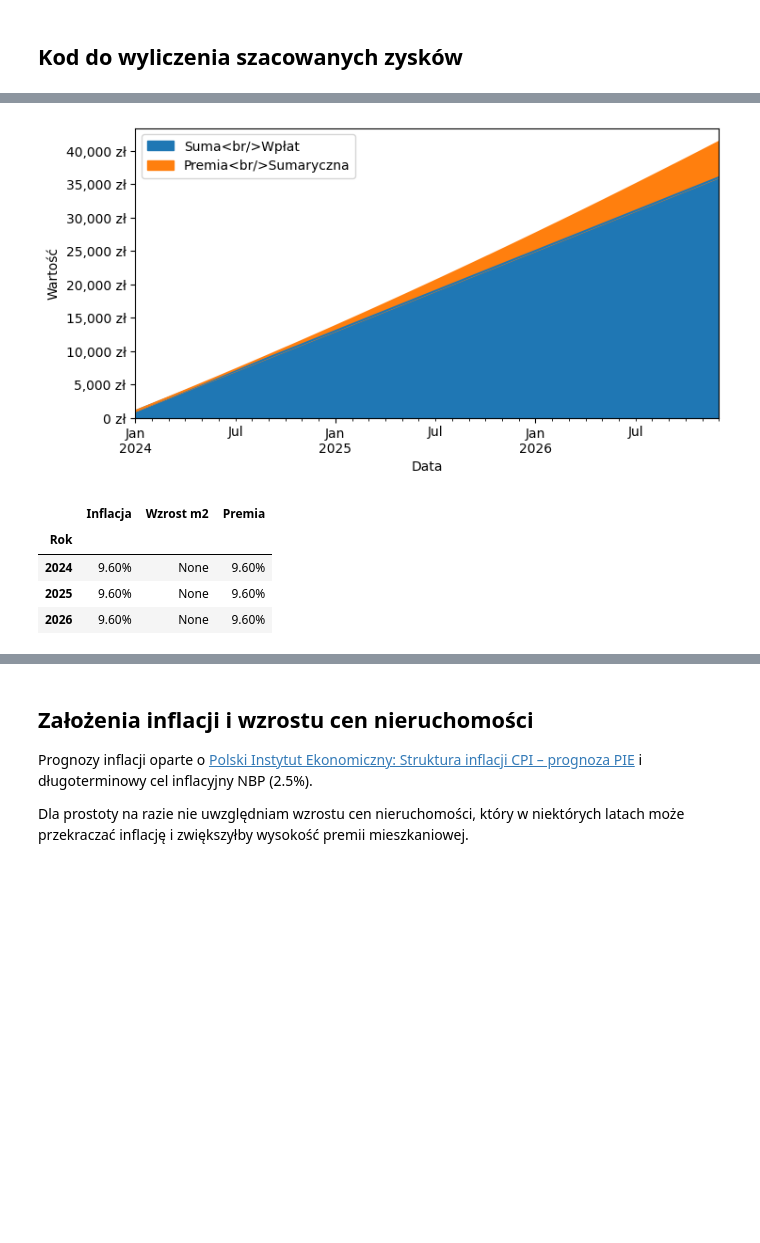
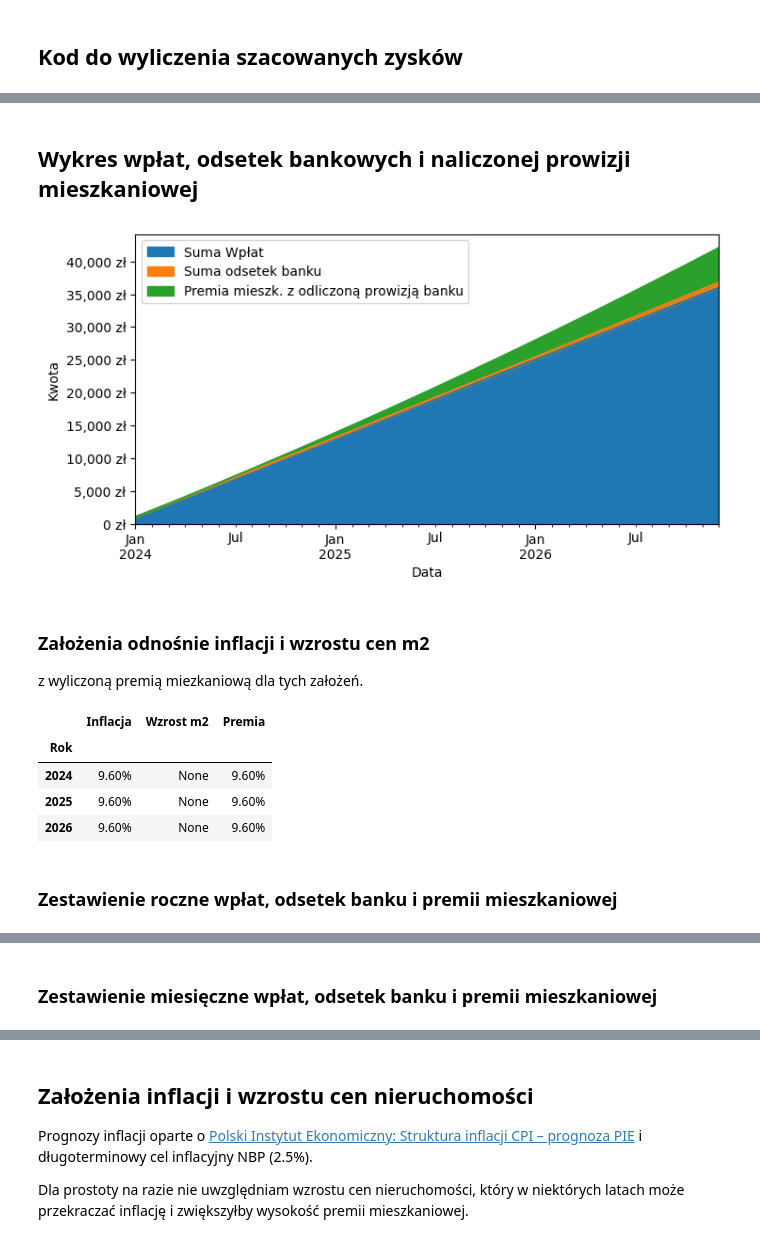
Before and after one commit to swiety/konto_mieszkaniowe, a Jupyter notebook: konto-mieszkaniowe.ipynb, the cells around one changed output, grey strips where cells are left out. Saved outputs shown, nothing was run; the diff lists cells and outputs as text; code cells hidden in the pictures; blank space fills up the shorter version.

Commit message:
korekta liczenia odsetek bankowych

```diff
--- a/konto-mieszkaniowe.ipynb
+++ b/konto-mieszkaniowe.ipynb
@@ -38,19 +38,22 @@ Czyli:
 # %%
 from konmiesz import *
 
-df_inflacja1 = zalozenia_inflacji_i_wzrostu_m2(
-    inflacja=[pct/100 for pct in [9.6] * 3], wzrost_m2=None)
-df_konto1_styled, df_roczne1_styled, df_konto1, _ = symulacja_konta(
-    data_startu='2024-01', ile_wplat=3*12, wysokosc_wplat=1000,
-    zalozenia=df_inflacja1, lokata=odsetki_bankowe_pekao)
-rysuj_wykres_lokaty(df_konto1)
-display(formatuj_inflacje(df_inflacja1))
-display(df_roczne1_styled)
-display(df_konto1_styled)
+wyswietl_symulacje(
+    data_startu='2024-01',
+    ile_wplat=3*12,
+    wysokosc_wplat=1000,
+    zalozenia=zalozenia_inflacji_i_wzrostu_m2(
+        inflacja=[pct/100 for pct in [9.6] * 3], wzrost_m2=None
+    ),
+    lokata=PEKAO)
 # %% [output]
+Wykres wpłat, odsetek bankowych i naliczonej prowizji mieszkaniowej
-[figure, old version]
+[figure, new version]
+Założenia odnośnie inflacji i wzrostu cen m2
+z wyliczoną premią miezkaniową dla tych założeń.
 |  | Inflacja | Wzrost m2 | Premia |
 | Rok |  |  |  |
 | 2024 | 9.60% | None | 9.60% |
 | 2025 | 9.60% | None | 9.60% |
 | 2026 | 9.60% | None | 9.60% |
+Zestawienie roczne wpłat, odsetek banku i premii mieszkaniowej
@@ -62,2 +65,3 @@ display(df_konto1_styled)
+Zestawienie miesięczne wpłat, odsetek banku i premii mieszkaniowej
 |  | Miesiąc | Rok | Wpłata | Suma Wpłat | Odsetki banku [%] | Odsetki banku | Suma odsetek banku | ... |
 | Wpłata nr |  |  |  |  |  |  |  | ... |
```
Also changed, not shown: parts of 2 cells of this notebook, 4 other files.
